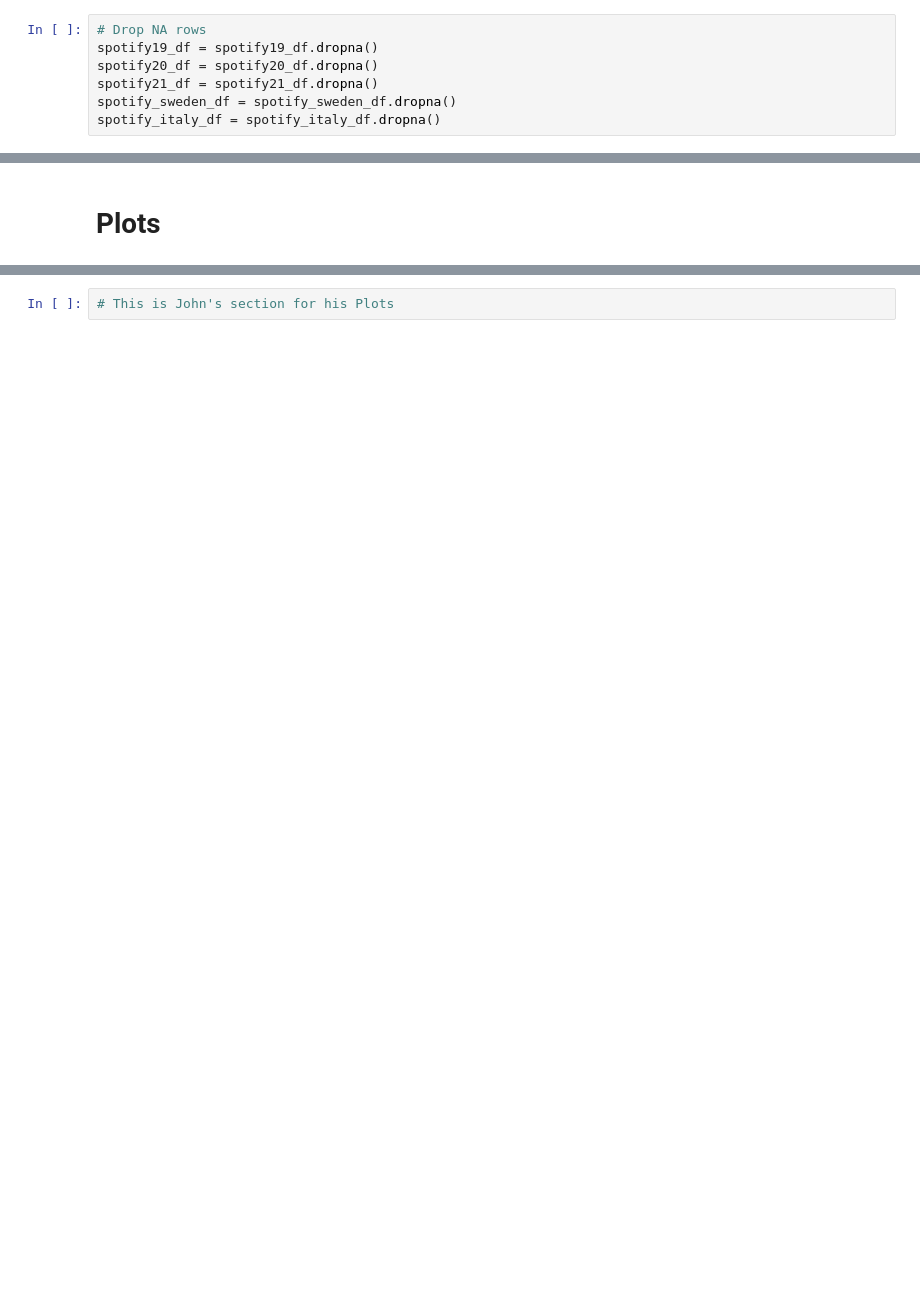
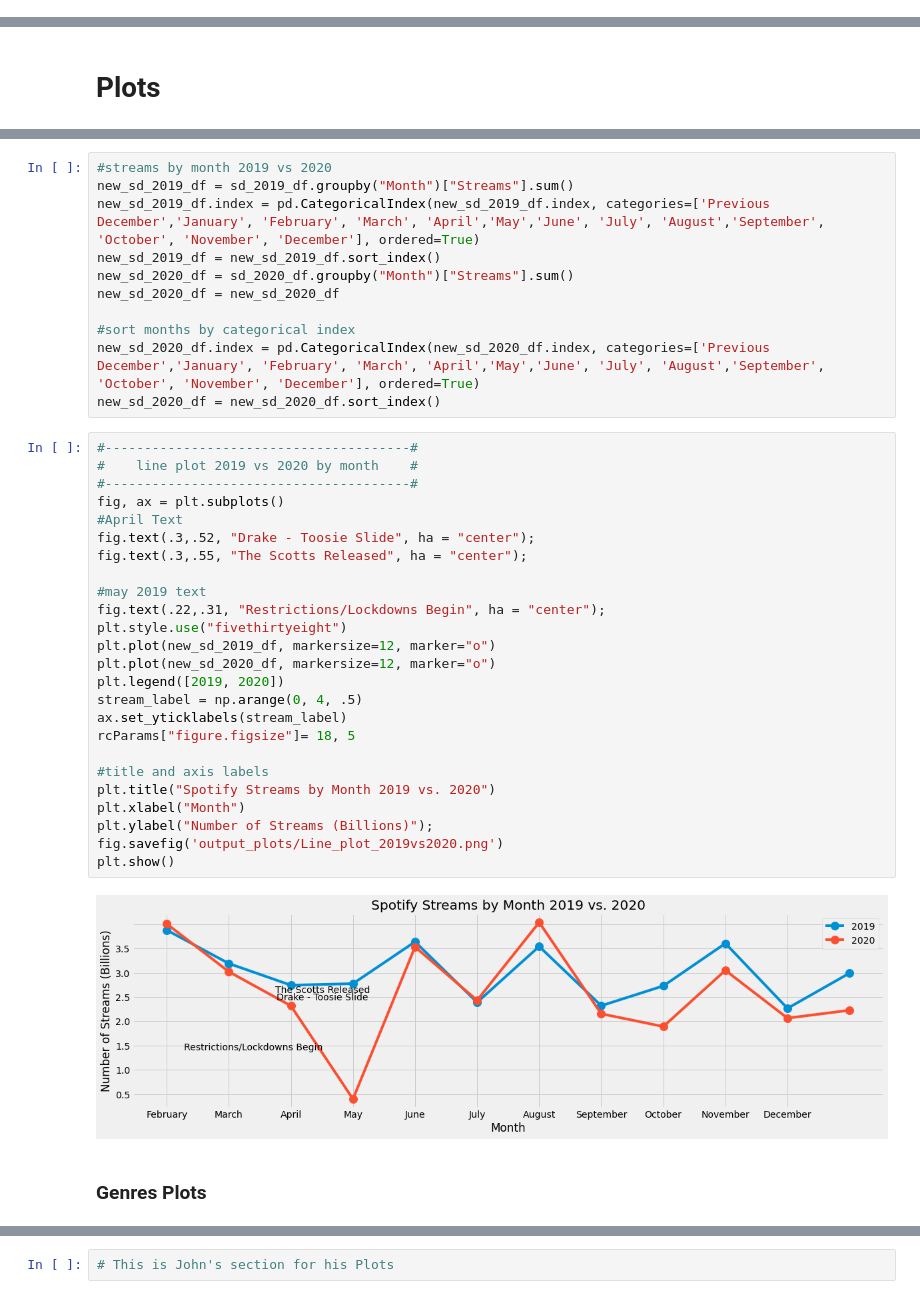
Before and after one commit to gucaselo/spotify-project, a Jupyter notebook: spotify.ipynb, the cells around one changed output, grey strips where cells are left out. Saved outputs shown, nothing was run; the diff lists cells and outputs as text; blank space fills up the shorter version.

```diff
--- a/spotify.ipynb
+++ b/spotify.ipynb
@@ -1069,7 +951,0 @@ print(f"Spotify Sweden 2020 has {na_sweden} N/A value / Spotify Italy 2020 has {
-# %%
-# Drop NA rows
-spotify19_df = spotify19_df.dropna()
-spotify20_df = spotify20_df.dropna()
-spotify21_df = spotify21_df.dropna()
-spotify_sweden_df = spotify_sweden_df.dropna()
-spotify_italy_df = spotify_italy_df.dropna()
@@ -1131 +1084,41 @@ original_spotify_italy_df.to_csv('data_set/Spotify_Italy_2020_Updated_2-15-21.cs
+# %%
+#streams by month 2019 vs 2020
+new_sd_2019_df = sd_2019_df.groupby("Month")["Streams"].sum()
+new_sd_2019_df.index = pd.CategoricalIndex(new_sd_2019_df.index, categories=['Previous December','January', 'February', 'March', 'April','May','June', 'July', 'August','September', 'October', 'November', 'December'], ordered=True)
+new_sd_2019_df = new_sd_2019_df.sort_index()
+new_sd_2020_df = sd_2020_df.groupby("Month")["Streams"].sum()
+new_sd_2020_df = new_sd_2020_df
+
+#sort months by categorical index
+new_sd_2020_df.index = pd.CategoricalIndex(new_sd_2020_df.index, categories=['Previous December','January', 'February', 'March', 'April','May','June', 'July', 'August','September', 'October', 'November', 'December'], ordered=True)
+new_sd_2020_df = new_sd_2020_df.sort_index()
+# %%
+#---------------------------------------#
+#    line plot 2019 vs 2020 by month    #
+#---------------------------------------#
+fig, ax = plt.subplots()
+#April Text
+fig.text(.3,.52, "Drake - Toosie Slide", ha = "center");
+fig.text(.3,.55, "The Scotts Released", ha = "center");
+
+#may 2019 text
+fig.text(.22,.31, "Restrictions/Lockdowns Begin", ha = "center");
+plt.style.use("fivethirtyeight")
+plt.plot(new_sd_2019_df, markersize=12, marker="o")
+plt.plot(new_sd_2020_df, markersize=12, marker="o")
+plt.legend([2019, 2020])
+stream_label = np.arange(0, 4, .5)
+ax.set_yticklabels(stream_label)
+rcParams["figure.figsize"]= 18, 5
+
+#title and axis labels
+plt.title("Spotify Streams by Month 2019 vs. 2020")
+plt.xlabel("Month")
+plt.ylabel("Number of Streams (Billions)");
+fig.savefig('output_plots/Line_plot_2019vs2020.png')
+plt.show()
+# %% [output]
+[figure, added]
+# %% [markdown]
+### Genres Plots
 # %%
```
Also changed, not shown: parts of 32 cells of this notebook, 11 other files.
